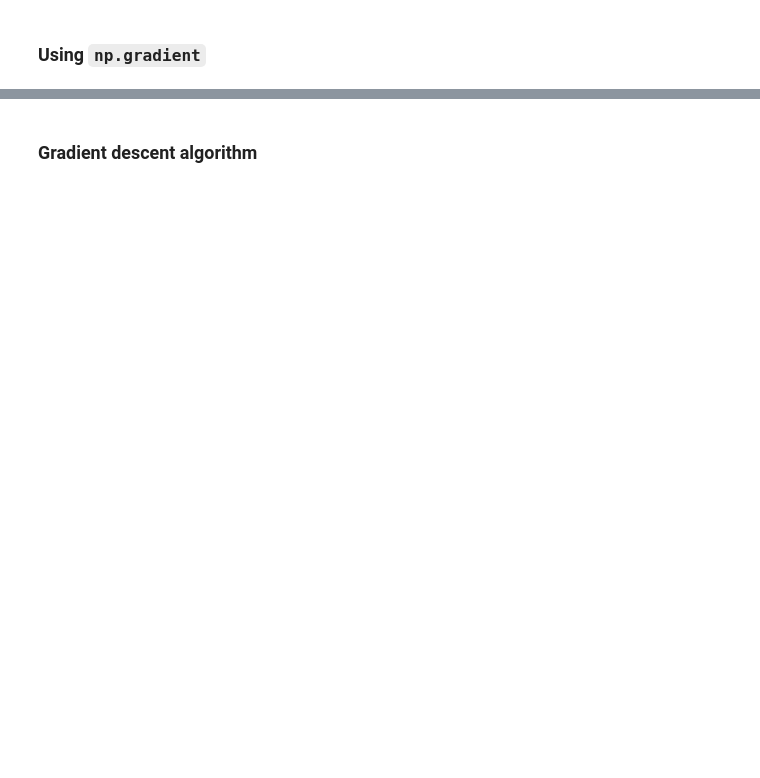
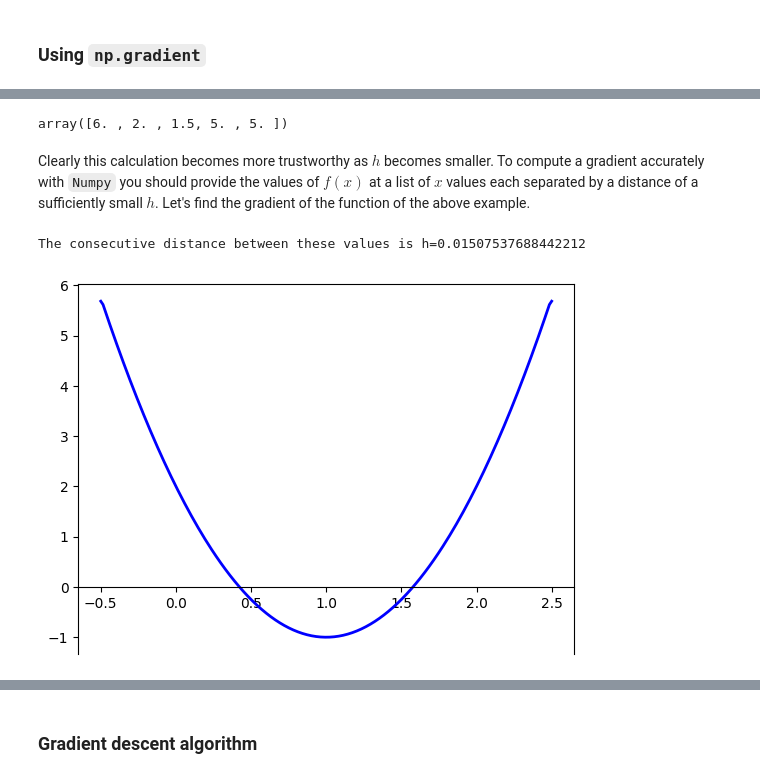
Before and after one commit to JimmyCalvoMonge/appmathpython, a Jupyter notebook: src/optimization/gradient_descent.ipynb, the cells around one changed output, grey strips where cells are left out. Cells and saved outputs as stored; diff of their text form; code cells hidden in the pictures; blank space fills up the shorter version.

Commit message:
Continued with gradient descent notebook

```diff
--- a/src/optimization/gradient_descent.ipynb
+++ b/src/optimization/gradient_descent.ipynb
@@ -49,0 +92,23 @@ formed by the partial derivatives of $f(x)$. In $n=1$ dimensions, this is just t
+# %%
+np.gradient(np.array([0, 3, 2, 4.5, 7]), 0.5) # Verify that these are the calculations obtained by putting h=0.5 in the above formulas.
+# %% [output]
+array([6. , 2. , 1.5, 5. , 5. ])
+# %% [markdown]
+Clearly this calculation becomes more trustworthy as $h$ becomes smaller. To compute a gradient accurately with `Numpy` you should provide the values of $f(x)$ at a list of $x$ values each separated by a distance of a sufficiently small $h$. Let's find the gradient of the function of the above example.
+# %%
+xx = np.linspace(-0.5, 2.5, 200)
+h = xx[1] - xx[0] # np.linspace gives us equally separated points in an interval
+print(f'The consecutive distance between these values is h={h}')
+fx = [x**3 -3*x**2 +2*x -1 for x in xx]
+# We find the gradient:
+gradfx = np.gradient(fx, h)
+# get the axis
+ax = plt.gca()
+# enforce placement of x-axis at y=0
+ax.spines['bottom'].set_position('zero')
+# We plot it:
+plt.plot(xx, gradfx, linewidth=2, color='b')
+plt.show()
+# %% [output]
+The consecutive distance between these values is h=0.01507537688442212
+[figure, added]
```
Also changed, not shown: parts of 27 cells of this notebook, 2 other files.
